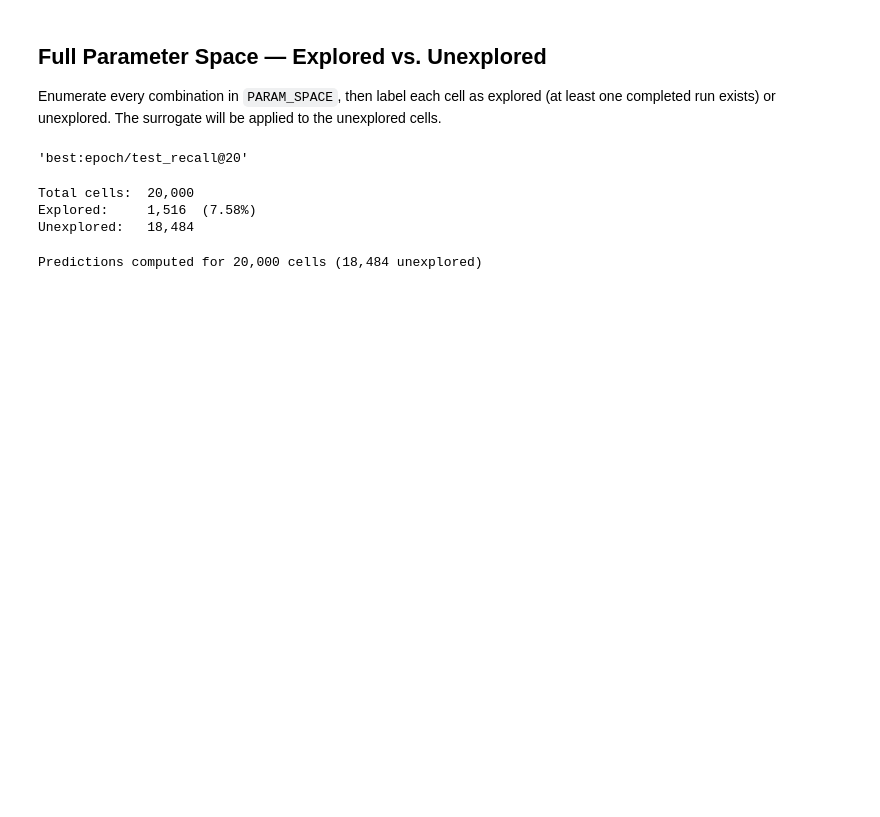
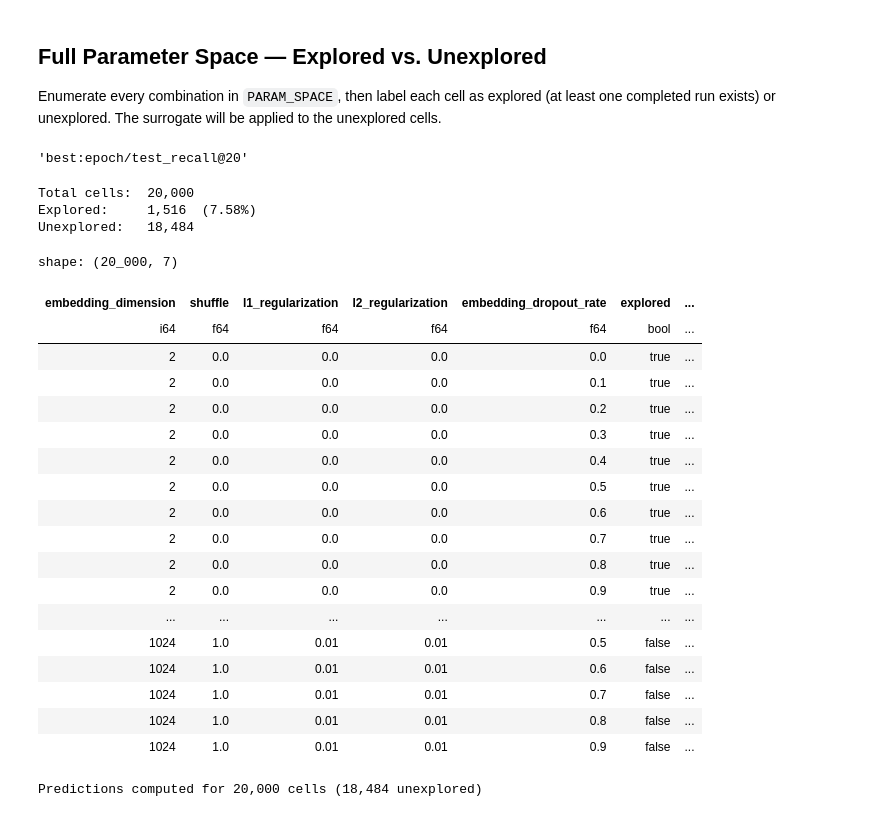
Before and after one commit to chaald/peppermint-matrix, a Jupyter notebook: notebooks/parameter_analysis/surrogate_model.ipynb, the cells around one changed output. Cells and saved outputs as stored; diff of their text form; code cells hidden in the pictures; blank space fills up the shorter version.

```diff
--- a/notebooks/parameter_analysis/surrogate_model.ipynb
+++ b/notebooks/parameter_analysis/surrogate_model.ipynb
@@ -379,33 +381,54 @@ def make_key(row: dict) -> tuple:
 explored_dataframe = (
     full_dataframe
     .group_by(feature_names)
     .agg(pl.col(target_metric).mean().alias(f"observed_{target_metric}"))
 )
 
 # Tag each grid cell as explored or not
 explored_keys = set(
     tuple(row) for row in explored_dataframe.select(feature_names).to_numpy().tolist()
 )
 full_grid = full_grid.with_columns(
     pl.struct(feature_names)
     .map_elements(lambda s: tuple(s[c] for c in feature_names) in explored_keys, return_dtype=pl.Boolean)
     .alias("explored")
 )
 
 # Join observed metric onto the grid (null for unexplored cells)
 full_grid = full_grid.join(explored_dataframe, on=feature_names, how="left")
 
 n_explored   = full_grid["explored"].sum()
 n_unexplored = len(full_grid) - n_explored
 coverage_pct = 100 * n_explored / len(full_grid)
 
 print(f"Total cells:  {len(full_grid):,}")
 print(f"Explored:     {n_explored:,}  ({coverage_pct:.2f}%)")
 print(f"Unexplored:   {n_unexplored:,}")
+
+full_grid
 # %% [output]
 Total cells:  20,000
 Explored:     1,516  (7.58%)
 Unexplored:   18,484
+shape: (20_000, 7)
+| embedding_dimension | shuffle | l1_regularization | l2_regularization | embedding_dropout_rate | explored | ... |
+| i64 | f64 | f64 | f64 | f64 | bool | ... |
+| 2 | 0.0 | 0.0 | 0.0 | 0.0 | true | ... |
+| 2 | 0.0 | 0.0 | 0.0 | 0.1 | true | ... |
+| 2 | 0.0 | 0.0 | 0.0 | 0.2 | true | ... |
+| 2 | 0.0 | 0.0 | 0.0 | 0.3 | true | ... |
+| 2 | 0.0 | 0.0 | 0.0 | 0.4 | true | ... |
+| 2 | 0.0 | 0.0 | 0.0 | 0.5 | true | ... |
+| 2 | 0.0 | 0.0 | 0.0 | 0.6 | true | ... |
+| 2 | 0.0 | 0.0 | 0.0 | 0.7 | true | ... |
+| 2 | 0.0 | 0.0 | 0.0 | 0.8 | true | ... |
+| 2 | 0.0 | 0.0 | 0.0 | 0.9 | true | ... |
+| ... | ... | ... | ... | ... | ... | ... |
+| 1024 | 1.0 | 0.01 | 0.01 | 0.5 | false | ... |
+| 1024 | 1.0 | 0.01 | 0.01 | 0.6 | false | ... |
+| 1024 | 1.0 | 0.01 | 0.01 | 0.7 | false | ... |
+| 1024 | 1.0 | 0.01 | 0.01 | 0.8 | false | ... |
+| 1024 | 1.0 | 0.01 | 0.01 | 0.9 | false | ... |
 # %%
 # Predict μ̂ and σ̂ for the full grid
 full_grid_features = full_grid.select(feature_names).to_numpy()
```
Also changed, not shown: parts of 4 cells of this notebook.
